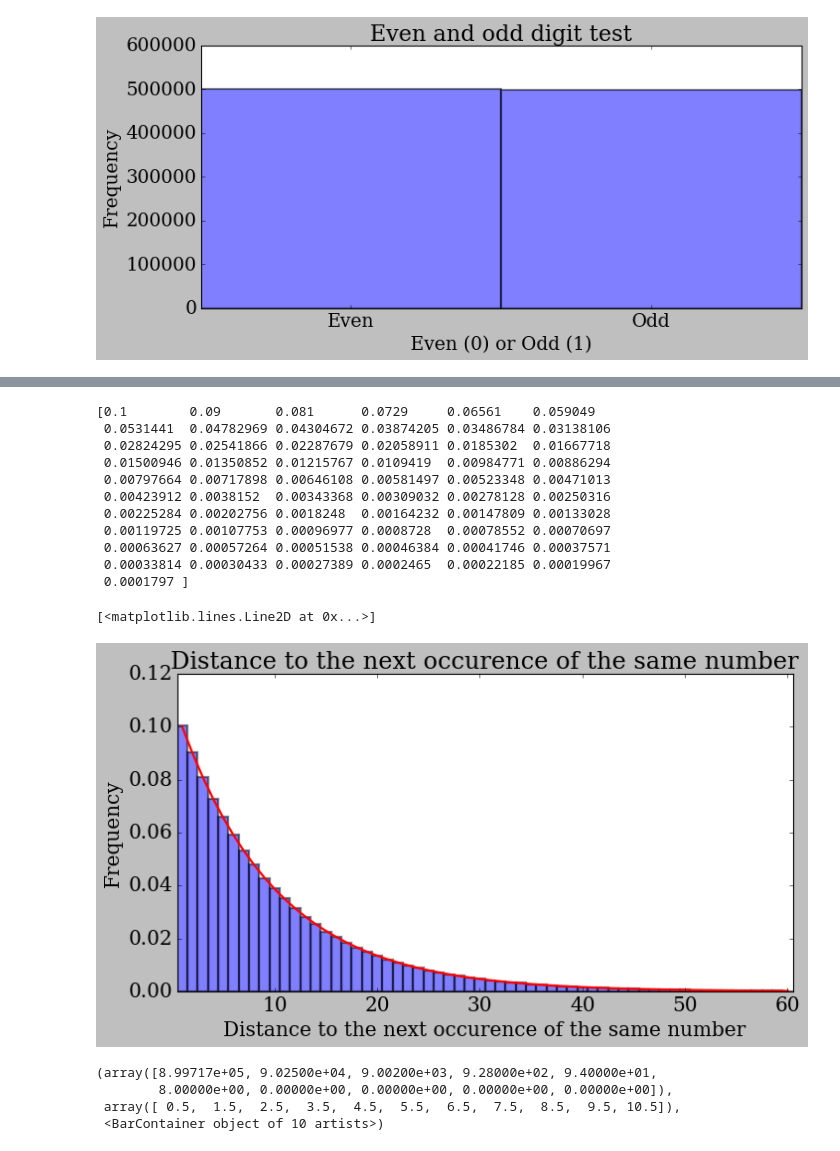
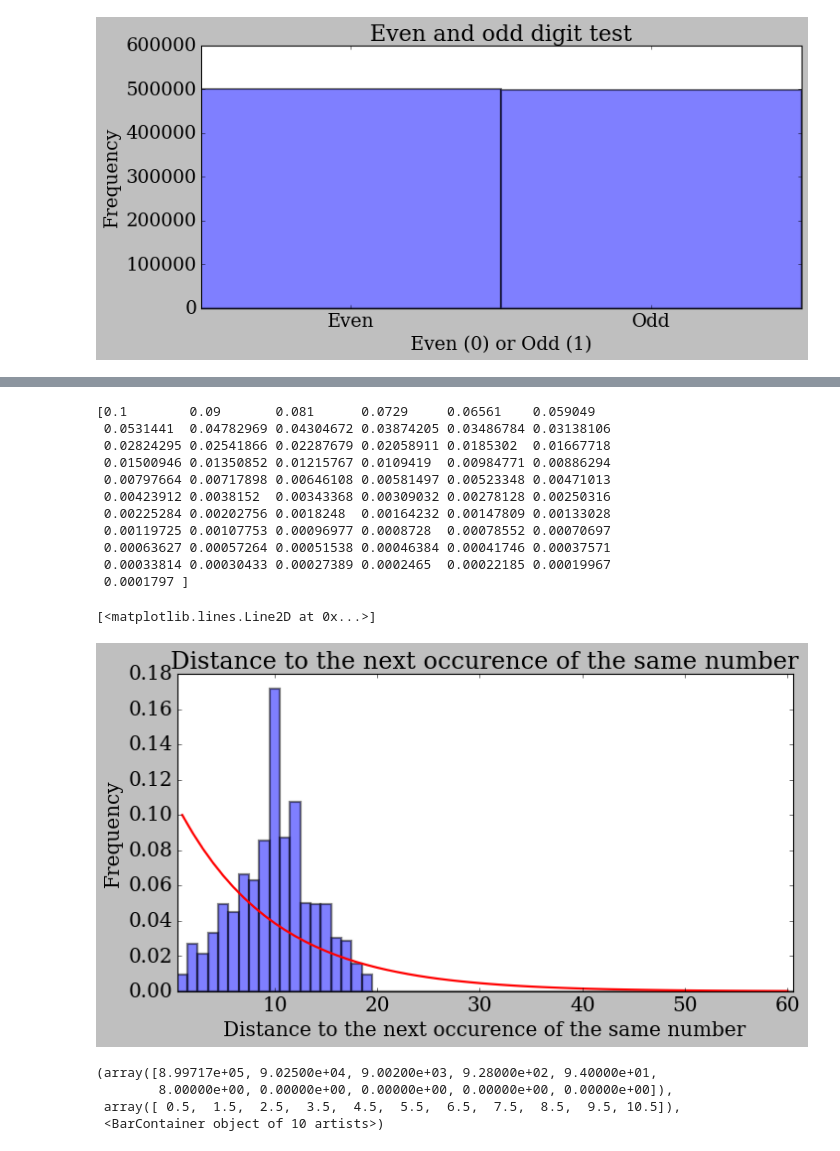
Before and after one commit to KOBJA/AppStat2022, a Jupyter notebook: Week4/RandomDigitsTest/RandomDigitsTest_my.ipynb, the cells around one changed output, grey strips where cells are left out. Saved outputs shown, nothing was run; the diff lists cells and outputs as text; code cells hidden in the pictures.

```diff
--- a/Week4/RandomDigitsTest/RandomDigitsTest_my.ipynb
+++ b/Week4/RandomDigitsTest/RandomDigitsTest_my.ipynb
@@ -148,38 +148,38 @@ def dist_to_same(numbers):
                 dist.append(j-i)
                 break
     return dist
-dist = dist_to_same(data_random_uni)
+dist = dist_to_same(numbers)
 binmax, binmin = 60.5, 0.5
 N_bins = 60
 binwidth = (binmax - binmin) / N_bins
 fig, ax = plt.subplots(nrows=1, ncols=1, figsize=(10, 5))
 count, bins, _ = ax.hist(dist, bins=N_bins, range=(binmin, binmax), histtype='bar', density=True, lw=2, alpha=0.5, label='Data')
 bin_center = (bins[:-1] + bins[1:]) / 2
 ax.set(xlabel="Distance to the next occurence of the same number", ylabel="Frequency", title="Distance to the next occurence of the same number")
 #ax.set_xticklabels(np.arange(0, 100, 1), rotation=45)
 ax.set_xlim(0.5, 60.5)
 
 def expected_dist(n):
     return 1/10 * (9/10)**n
 
 x = np.arange(0, 61)
 y = expected_dist(x)
 print(y)
 ax.plot(bin_center, y[:60], 'r-', lw=2, label='Expected')
 # %% [output]
 [0.1        0.09       0.081      0.0729     0.06561    0.059049
  0.0531441  0.04782969 0.04304672 0.03874205 0.03486784 0.03138106
  0.02824295 0.02541866 0.02287679 0.02058911 0.0185302  0.01667718
  0.01500946 0.01350852 0.01215767 0.0109419  0.00984771 0.00886294
  0.00797664 0.00717898 0.00646108 0.00581497 0.00523348 0.00471013
  0.00423912 0.0038152  0.00343368 0.00309032 0.00278128 0.00250316
  0.00225284 0.00202756 0.0018248  0.00164232 0.00147809 0.00133028
  0.00119725 0.00107753 0.00096977 0.0008728  0.00078552 0.00070697
  0.00063627 0.00057264 0.00051538 0.00046384 0.00041746 0.00037571
  0.00033814 0.00030433 0.00027389 0.0002465  0.00022185 0.00019967
  0.0001797 ]
 [<matplotlib.lines.Line2D at 0x...>]
-[figure, old version]
+[figure, new version]
 # %%
 njit()
 def runs_test(numbers):
```
Also changed, not shown: parts of 2 cells of this notebook, 8 other files.
